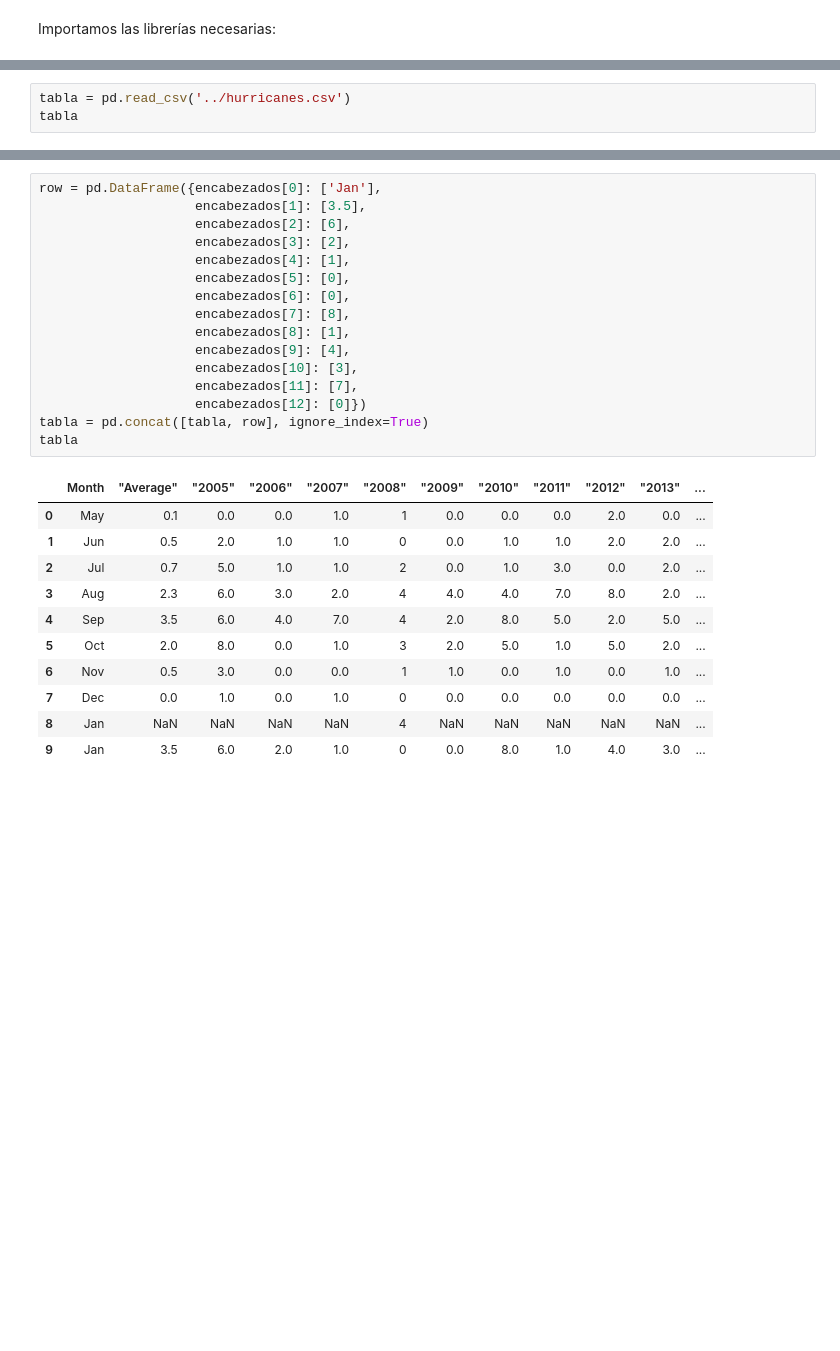
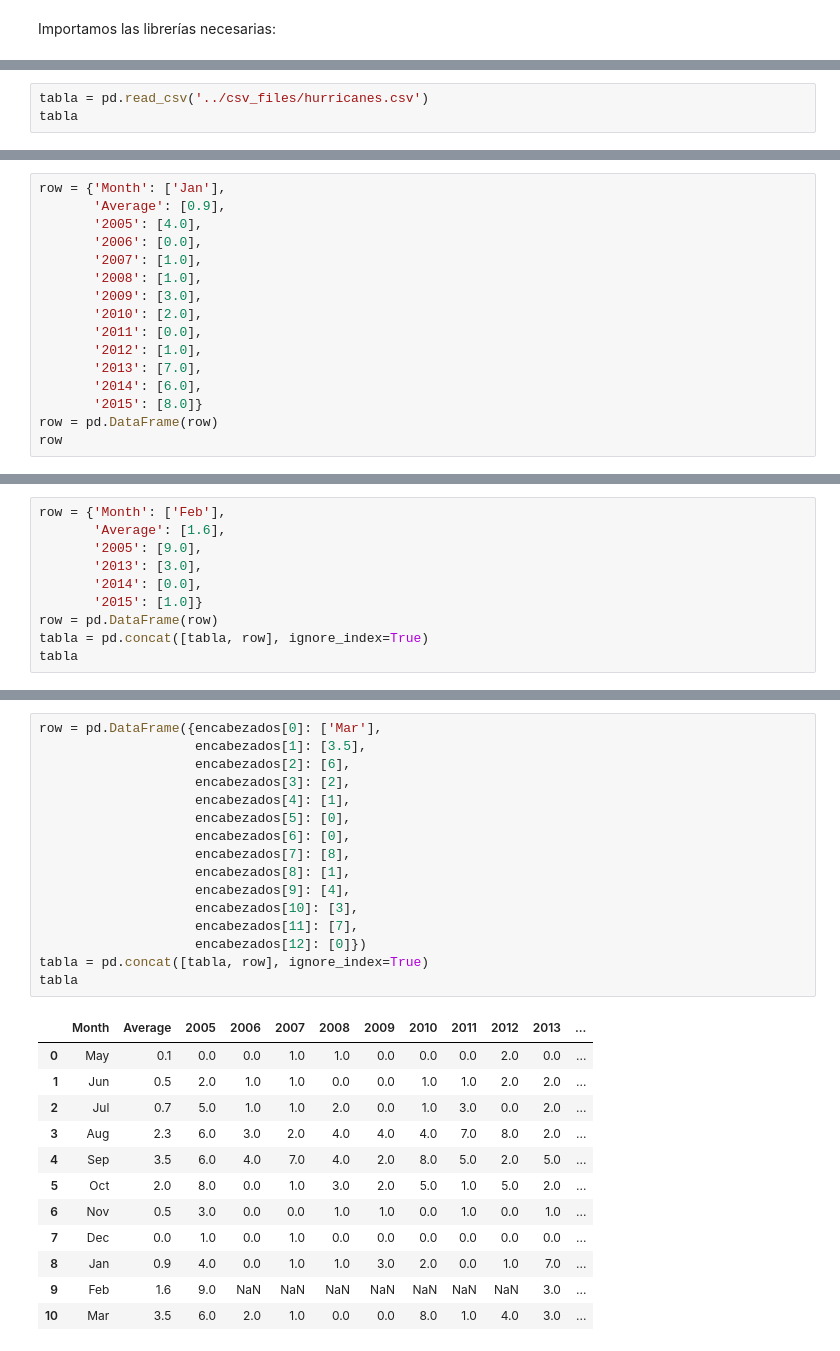
Before and after one commit to Matematicas-Aplicadas-y-Geociencias/Docencia, a Jupyter notebook: programas_en_desarrollo/python_projects/taller_investigacion_ciencias_ambientales/src/taller_expres_pandas.ipynb, the cells around one changed output, grey strips where cells are left out. Saved outputs shown, nothing was run; the diff lists cells and outputs as text; blank space fills up the shorter version.

```diff
--- a/programas_en_desarrollo/python_projects/taller_investigacion_ciencias_ambientales/src/taller_expres_pandas.ipynb
+++ b/programas_en_desarrollo/python_projects/taller_investigacion_ciencias_ambientales/src/taller_expres_pandas.ipynb
@@ -13,4 +16,4 @@ import matplotlib.pyplot as plt
 # %%
-tabla = pd.read_csv('../hurricanes.csv')
+tabla = pd.read_csv('../csv_files/hurricanes.csv')
 tabla
 # %% [output]
@@ -54,0 +56,16 @@ Name: Month, dtype: object
+# %%
+row = {'Month': ['Jan'],
+       'Average': [0.9],
+       '2005': [4.0],
+       '2006': [0.0],
+       '2007': [1.0],
+       '2008': [1.0],
+       '2009': [3.0],
+       '2010': [2.0],
+       '2011': [0.0],
+       '2012': [1.0],
+       '2013': [7.0],
+       '2014': [6.0],
+       '2015': [8.0]}
+row = pd.DataFrame(row)
+row
@@ -69,0 +110,10 @@ tabla
+# %%
+row = {'Month': ['Feb'],
+       'Average': [1.6],
+       '2005': [9.0],
+       '2013': [3.0],
+       '2014': [0.0],
+       '2015': [1.0]}
+row = pd.DataFrame(row)
+tabla = pd.concat([tabla, row], ignore_index=True)
+tabla
@@ -70,28 +134,29 @@ tabla
 # %%
-row = pd.DataFrame({encabezados[0]: ['Jan'],
+row = pd.DataFrame({encabezados[0]: ['Mar'],
                     encabezados[1]: [3.5],
                     encabezados[2]: [6],
                     encabezados[3]: [2],
                     encabezados[4]: [1],
                     encabezados[5]: [0],
                     encabezados[6]: [0],
                     encabezados[7]: [8],
                     encabezados[8]: [1],
                     encabezados[9]: [4],
                     encabezados[10]: [3],
                     encabezados[11]: [7],
                     encabezados[12]: [0]})
 tabla = pd.concat([tabla, row], ignore_index=True)
 tabla
 # %% [output]
-|  | Month | "Average" | "2005" | "2006" | "2007" | "2008" | "2009" | "2010" | "2011" | "2012" | "2013" | ... |
-| 0 | May | 0.1 | 0.0 | 0.0 | 1.0 | 1 | 0.0 | 0.0 | 0.0 | 2.0 | 0.0 | ... |
-| 1 | Jun | 0.5 | 2.0 | 1.0 | 1.0 | 0 | 0.0 | 1.0 | 1.0 | 2.0 | 2.0 | ... |
-| 2 | Jul | 0.7 | 5.0 | 1.0 | 1.0 | 2 | 0.0 | 1.0 | 3.0 | 0.0 | 2.0 | ... |
-| 3 | Aug | 2.3 | 6.0 | 3.0 | 2.0 | 4 | 4.0 | 4.0 | 7.0 | 8.0 | 2.0 | ... |
-| 4 | Sep | 3.5 | 6.0 | 4.0 | 7.0 | 4 | 2.0 | 8.0 | 5.0 | 2.0 | 5.0 | ... |
-| 5 | Oct | 2.0 | 8.0 | 0.0 | 1.0 | 3 | 2.0 | 5.0 | 1.0 | 5.0 | 2.0 | ... |
-| 6 | Nov | 0.5 | 3.0 | 0.0 | 0.0 | 1 | 1.0 | 0.0 | 1.0 | 0.0 | 1.0 | ... |
-| 7 | Dec | 0.0 | 1.0 | 0.0 | 1.0 | 0 | 0.0 | 0.0 | 0.0 | 0.0 | 0.0 | ... |
-| 8 | Jan | NaN | NaN | NaN | NaN | 4 | NaN | NaN | NaN | NaN | NaN | ... |
-| 9 | Jan | 3.5 | 6.0 | 2.0 | 1.0 | 0 | 0.0 | 8.0 | 1.0 | 4.0 | 3.0 | ... |
+|  | Month | Average | 2005 | 2006 | 2007 | 2008 | 2009 | 2010 | 2011 | 2012 | 2013 | ... |
+| 0 | May | 0.1 | 0.0 | 0.0 | 1.0 | 1.0 | 0.0 | 0.0 | 0.0 | 2.0 | 0.0 | ... |
+| 1 | Jun | 0.5 | 2.0 | 1.0 | 1.0 | 0.0 | 0.0 | 1.0 | 1.0 | 2.0 | 2.0 | ... |
+| 2 | Jul | 0.7 | 5.0 | 1.0 | 1.0 | 2.0 | 0.0 | 1.0 | 3.0 | 0.0 | 2.0 | ... |
+| 3 | Aug | 2.3 | 6.0 | 3.0 | 2.0 | 4.0 | 4.0 | 4.0 | 7.0 | 8.0 | 2.0 | ... |
+| 4 | Sep | 3.5 | 6.0 | 4.0 | 7.0 | 4.0 | 2.0 | 8.0 | 5.0 | 2.0 | 5.0 | ... |
+| 5 | Oct | 2.0 | 8.0 | 0.0 | 1.0 | 3.0 | 2.0 | 5.0 | 1.0 | 5.0 | 2.0 | ... |
+| 6 | Nov | 0.5 | 3.0 | 0.0 | 0.0 | 1.0 | 1.0 | 0.0 | 1.0 | 0.0 | 1.0 | ... |
+| 7 | Dec | 0.0 | 1.0 | 0.0 | 1.0 | 0.0 | 0.0 | 0.0 | 0.0 | 0.0 | 0.0 | ... |
+| 8 | Jan | 0.9 | 4.0 | 0.0 | 1.0 | 1.0 | 3.0 | 2.0 | 0.0 | 1.0 | 7.0 | ... |
+| 9 | Feb | 1.6 | 9.0 | NaN | NaN | NaN | NaN | NaN | NaN | NaN | 3.0 | ... |
+| 10 | Mar | 3.5 | 6.0 | 2.0 | 1.0 | 0.0 | 0.0 | 8.0 | 1.0 | 4.0 | 3.0 | ... |
```
Also changed, not shown: parts of 39 cells of this notebook, 8 other files.
